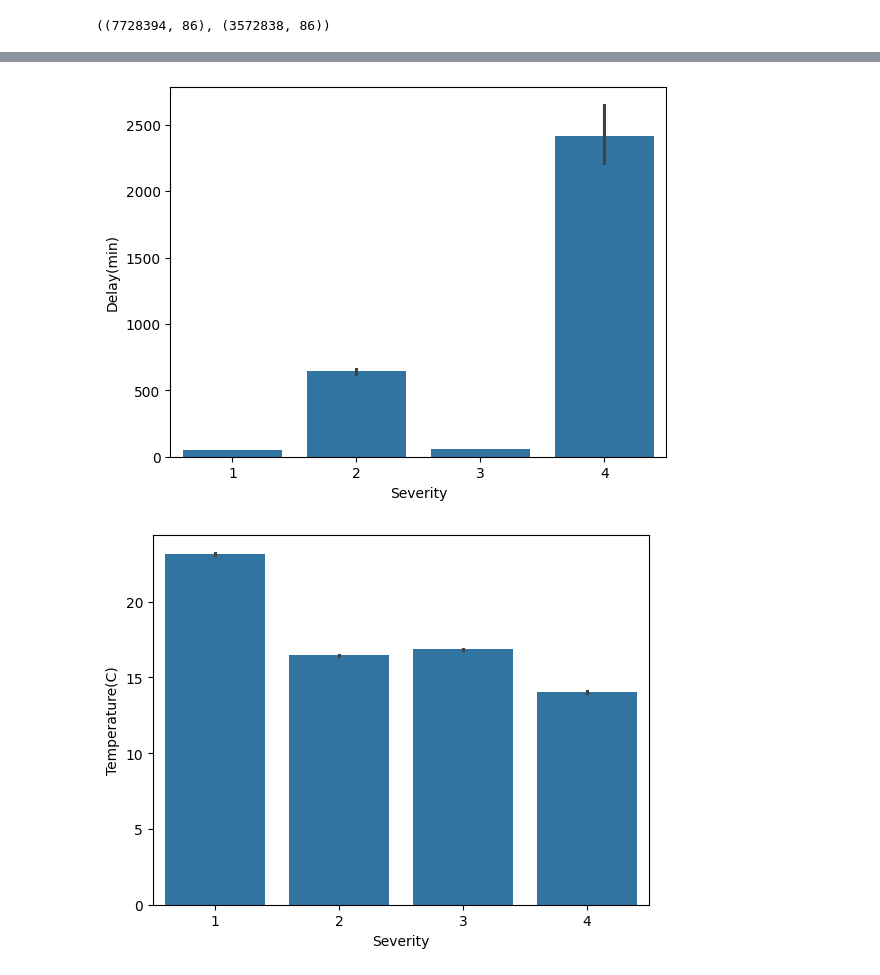
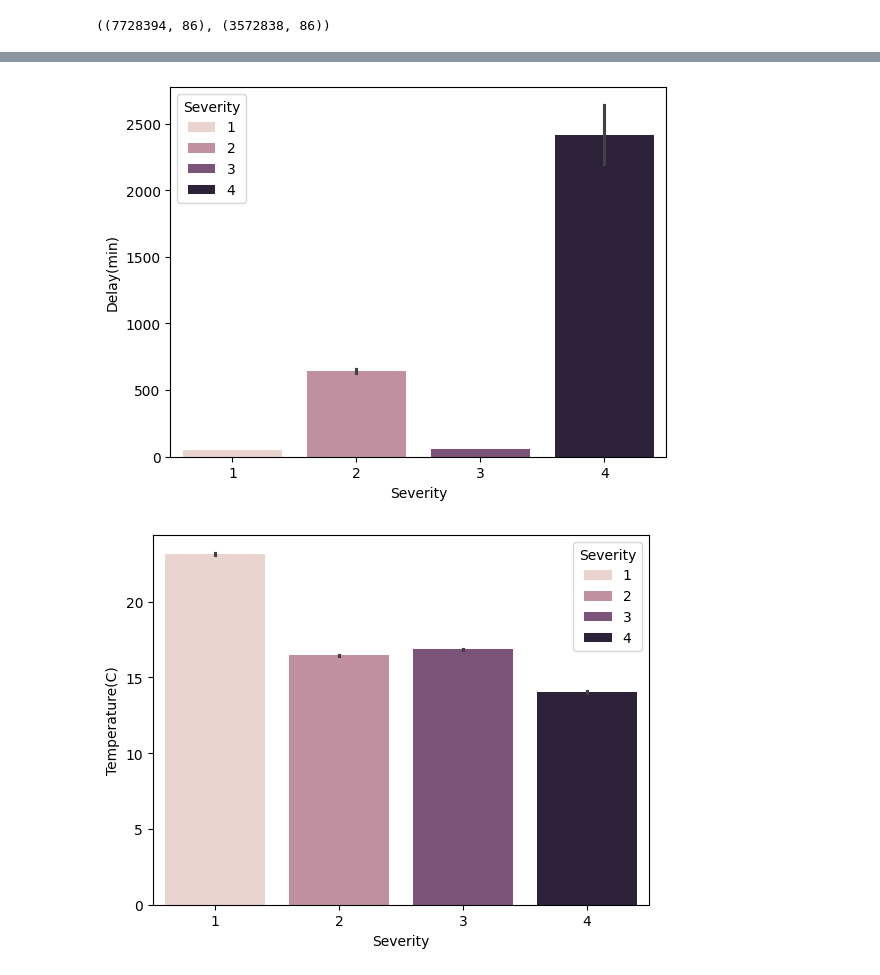
Before and after one commit to reza370/ML_group_project, a Jupyter notebook: accidents.ipynb, the cells around one changed output, grey strips where cells are left out. Cells and saved outputs as stored; diff of their text form; code cells hidden in the pictures.

```diff
--- a/accidents.ipynb
+++ b/accidents.ipynb
@@ -355,19 +509,19 @@ accidents.shape, sub_accidends.shape
 # %%
 
-sns.barplot(sub_accidends, x="Severity", y="Delay(min)")
+sns.barplot(sub_accidends, x="Severity", y="Delay(min)", hue = "Severity")
 plt.show()
-sns.barplot(sub_accidends, x="Severity", y="Temperature(C)")
+sns.barplot(sub_accidends, x="Severity", y="Temperature(C)", hue = "Severity")
 plt.show()
-sns.barplot(sub_accidends, x="Severity", y="Wind_Chill(C)")
+sns.barplot(sub_accidends, x="Severity", y="Wind_Chill(C)", hue = "Severity")
 plt.show()
-sns.barplot(sub_accidends, x="Severity", y="Precipitation(cm)")
+sns.barplot(sub_accidends, x="Severity", y="Precipitation(cm)", hue = "Severity")
 plt.show()
-sns.barplot(sub_accidends, x="Severity", y="Distance(km)")
+sns.barplot(sub_accidends, x="Severity", y="Distance(km)", hue = "Severity")
 plt.show()
-sns.barplot(sub_accidends, x="Severity", y="Visibility(km)")
+sns.barplot(sub_accidends, x="Severity", y="Visibility(km)", hue = "Severity")
 plt.show()
-sns.barplot(sub_accidends, x="Severity", y="Wind_Speed(kmph)")
+sns.barplot(sub_accidends, x="Severity", y="Wind_Speed(kmph)", hue = "Severity")
 plt.show()
 # %% [output]
-[figure, old version]
+[figure, new version]
-[figure, old version]
+[figure, new version]
```
Also changed, not shown: parts of 5 cells of this notebook.
